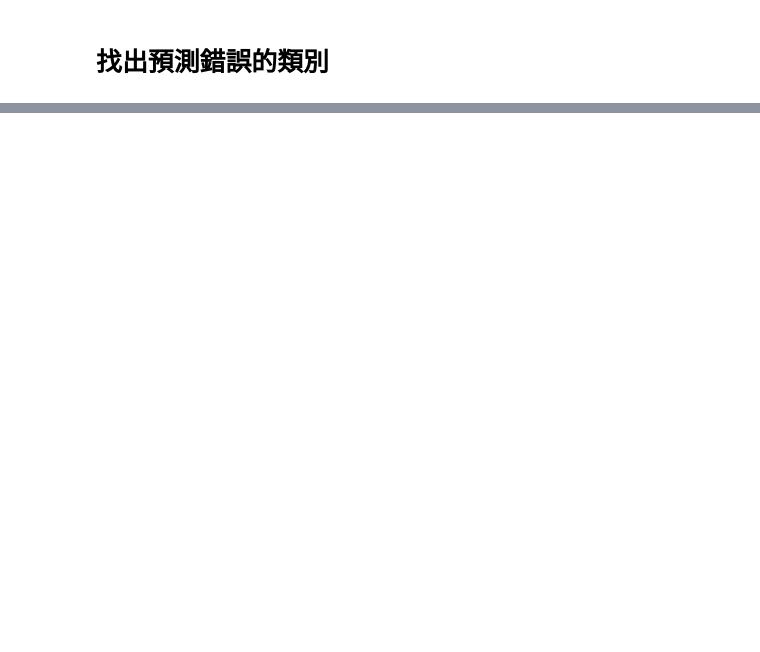
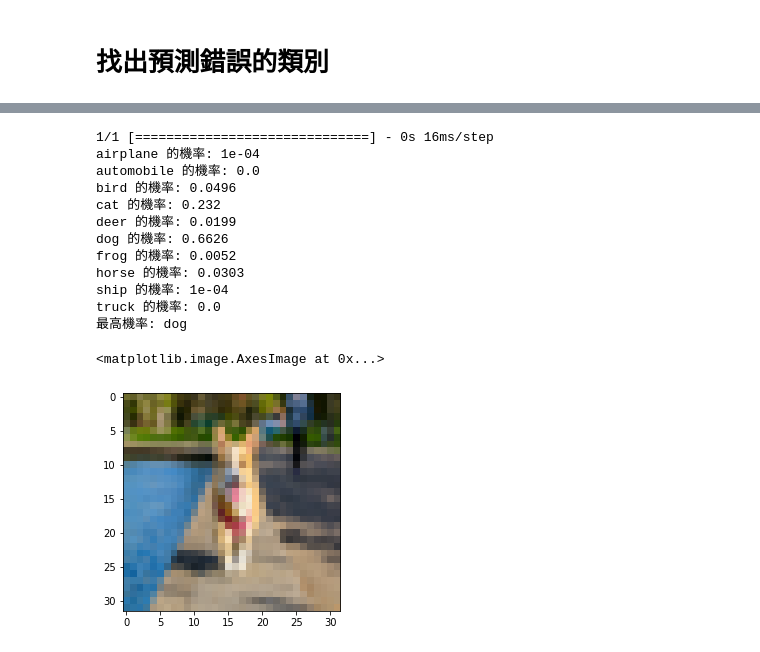
Before and after one commit to cool60334/111-TibaMe-AI-03-Deep-Learning, a Jupyter notebook: DL_CNN_Cifar10辨識.ipynb, the cells around one changed output, grey strips where cells are left out. Drawn from its saved outputs; the diff is of its cells as text; code cells hidden in the pictures; blank space fills up the shorter version.

```diff
--- a/DL_CNN_Cifar10辨識.ipynb
+++ b/DL_CNN_Cifar10辨識.ipynb
@@ -240,0 +238,30 @@ for (i, img) in enumerate(imgfalse[0:100]):
+# %%
+import requests
+from PIL import Image
+url = "https://i2.wp.com/www.spaceadvisor.com/blog/wp-content/uploads/2018/08/animal-corgi-dog-58997.jpg?fit=2048%2C1365&ssl=1" #@param {type:"string"}
+response = requests.get(url, stream=True, verify=False)
+img = Image.open(response.raw)
+img = img.resize((32, 32)).convert("RGB")
+# (32, 32, 3)X -> (1, 32, 32, 3)
+img_np = np.array(img).reshape(1, 32, 32, 3) / 255.0
+pre = cnn.predict(img_np)[0]
+for t, p in zip(trans, pre):
+    print(t, "的機率:", round(p, 4))
+
+print("最高機率:", trans[pre.argmax()])
+plt.imshow(img)
+# %% [output]
+1/1 [==============================] - 0s 16ms/step
+airplane 的機率: 1e-04
+automobile 的機率: 0.0
+bird 的機率: 0.0496
+cat 的機率: 0.232
+deer 的機率: 0.0199
+dog 的機率: 0.6626
+frog 的機率: 0.0052
+horse 的機率: 0.0303
+ship 的機率: 1e-04
+truck 的機率: 0.0
+最高機率: dog
+<matplotlib.image.AxesImage at 0x...>
+[figure, added]
```
Also changed, not shown: parts of 9 cells of this notebook.
